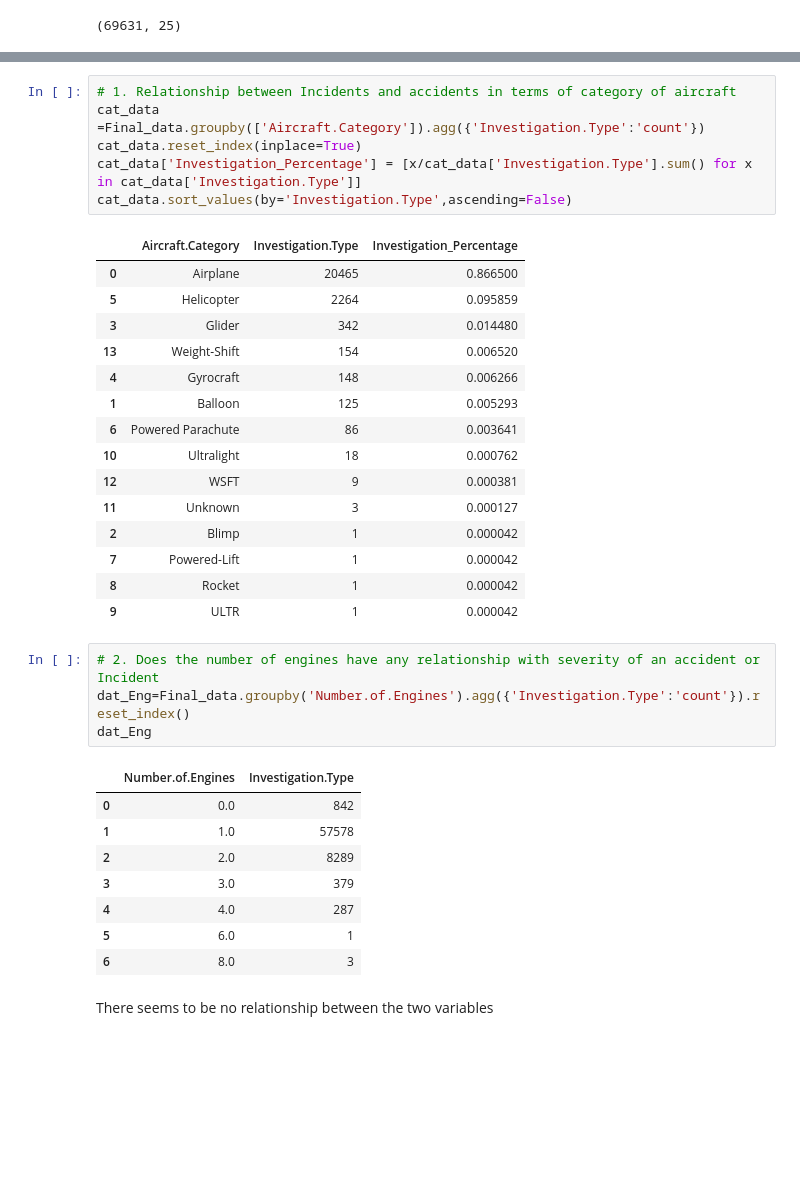
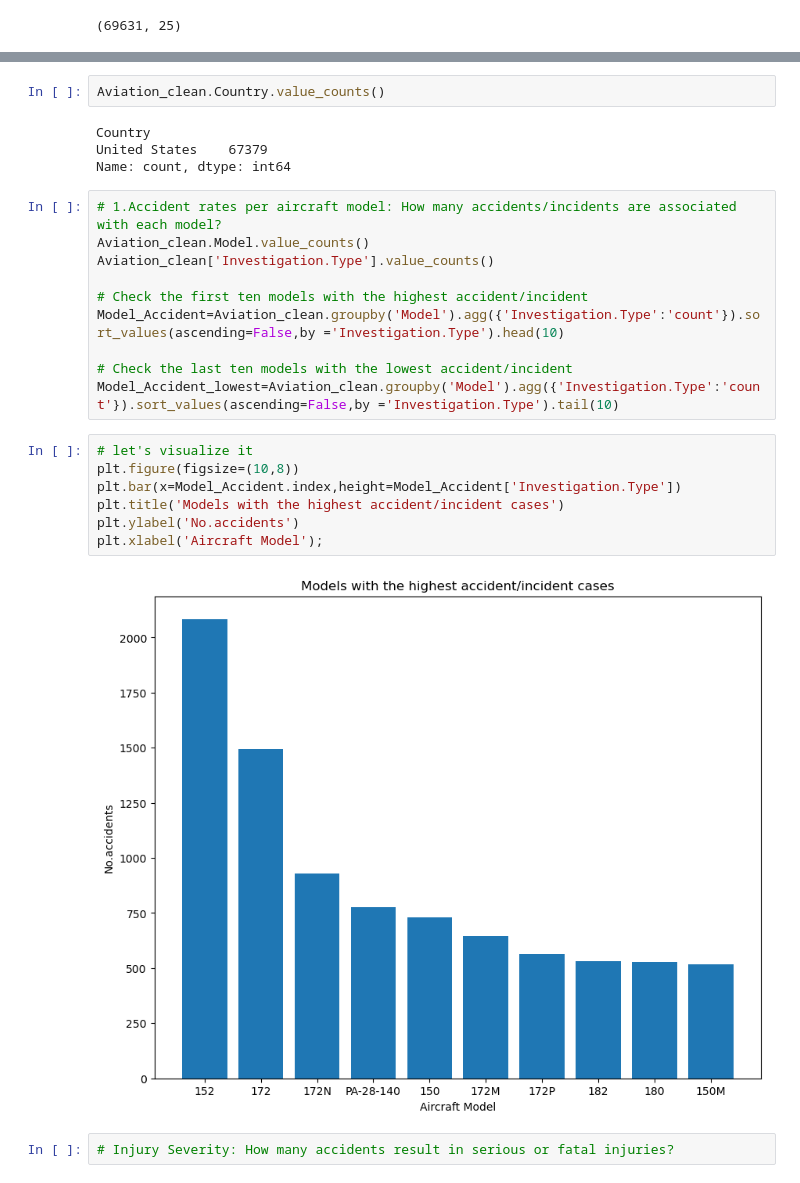
Before and after one commit to T-hoveen/dsc-phase-1-project-v3, a Jupyter notebook: student.ipynb, the cells around one changed output, grey strips where cells are left out. Saved outputs shown, nothing was run; the diff lists cells and outputs as text; blank space fills up the shorter version.

```diff
--- a/student.ipynb
+++ b/student.ipynb
@@ -489,37 +490,27 @@ Final_data =Aviation_clean.loc[Aviation_clean['Event.Date']>='1980-01-01']
-# %%
-# 1. Relationship between Incidents and accidents in terms of category of aircraft
-cat_data =Final_data.groupby(['Aircraft.Category']).agg({'Investigation.Type':'count'})
-cat_data.reset_index(inplace=True)
-cat_data['Investigation_Percentage'] = [x/cat_data['Investigation.Type'].sum() for x in cat_data['Investigation.Type']]
-cat_data.sort_values(by='Investigation.Type',ascending=False)
-# %% [output]
-|  | Aircraft.Category | Investigation.Type | Investigation_Percentage |
-| 0 | Airplane | 20465 | 0.866500 |
-| 5 | Helicopter | 2264 | 0.095859 |
-| 3 | Glider | 342 | 0.014480 |
-| 13 | Weight-Shift | 154 | 0.006520 |
-| 4 | Gyrocraft | 148 | 0.006266 |
-| 1 | Balloon | 125 | 0.005293 |
-| 6 | Powered Parachute | 86 | 0.003641 |
-| 10 | Ultralight | 18 | 0.000762 |
-| 12 | WSFT | 9 | 0.000381 |
-| 11 | Unknown | 3 | 0.000127 |
-| 2 | Blimp | 1 | 0.000042 |
-| 7 | Powered-Lift | 1 | 0.000042 |
-| 8 | Rocket | 1 | 0.000042 |
-| 9 | ULTR | 1 | 0.000042 |
-# %%
-# 2. Does the number of engines have any relationship with severity of an accident or Incident
-dat_Eng=Final_data.groupby('Number.of.Engines').agg({'Investigation.Type':'count'}).reset_index()
-dat_Eng
-# %% [output]
-|  | Number.of.Engines | Investigation.Type |
-| 0 | 0.0 | 842 |
-| 1 | 1.0 | 57578 |
-| 2 | 2.0 | 8289 |
-| 3 | 3.0 | 379 |
-| 4 | 4.0 | 287 |
-| 5 | 6.0 | 1 |
-| 6 | 8.0 | 3 |
-# %% [markdown]
-There seems to be no relationship between the two variables
+# %%
+Aviation_clean.Country.value_counts()
+# %% [output]
+Country
+United States    67379
+Name: count, dtype: int64
+# %%
+# 1.Accident rates per aircraft model: How many accidents/incidents are associated with each model?
+Aviation_clean.Model.value_counts()
+Aviation_clean['Investigation.Type'].value_counts()
+
+# Check the first ten models with the highest accident/incident
+Model_Accident=Aviation_clean.groupby('Model').agg({'Investigation.Type':'count'}).sort_values(ascending=False,by ='Investigation.Type').head(10)
+
+# Check the last ten models with the lowest accident/incident
+Model_Accident_lowest=Aviation_clean.groupby('Model').agg({'Investigation.Type':'count'}).sort_values(ascending=False,by ='Investigation.Type').tail(10)
+# %%
+# let's visualize it
+plt.figure(figsize=(10,8))
+plt.bar(x=Model_Accident.index,height=Model_Accident['Investigation.Type'])
+plt.title('Models with the highest accident/incident cases')
+plt.ylabel('No.accidents')
+plt.xlabel('Aircraft Model');
+# %% [output]
+[figure, added]
+# %%
+# Injury Severity: How many accidents result in serious or fatal injuries?
```
Also changed, not shown: parts of 8 cells of this notebook.
